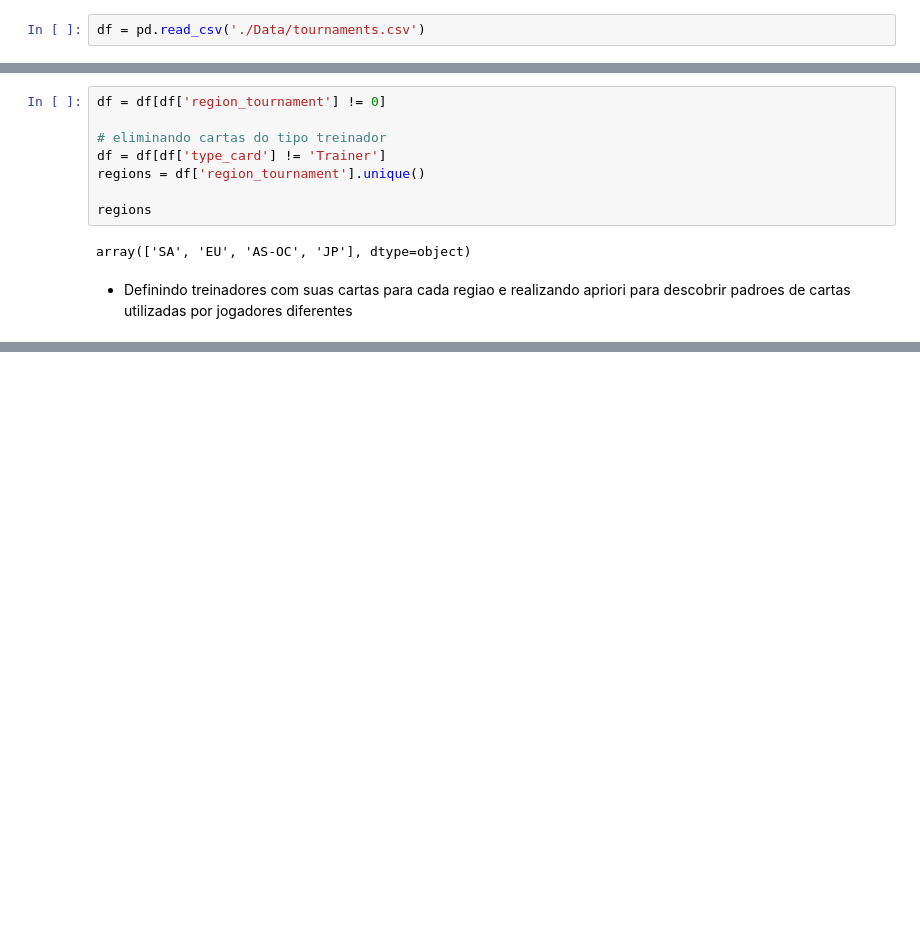
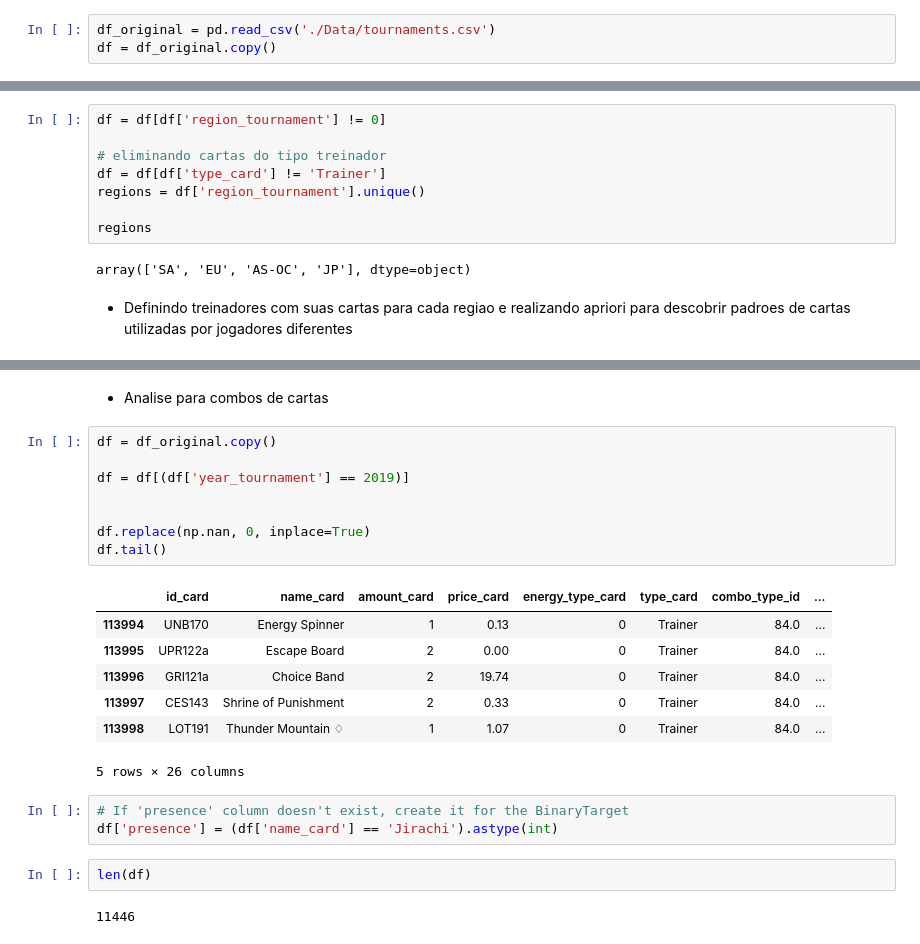
Before and after one commit to Francisco-aragao/Pokemon_analysis, a Jupyter notebook: tp.ipynb, the cells around one changed output, grey strips where cells are left out. Saved outputs shown, nothing was run; the diff lists cells and outputs as text; blank space fills up the shorter version.

```diff
--- a/tp.ipynb
+++ b/tp.ipynb
@@ -4,7 +4,8 @@ import pandas as pd
 import pysubgroup as ps
 from mlxtend.frequent_patterns import apriori, association_rules
 # %%
-df = pd.read_csv('./Data/tournaments.csv')
+df_original = pd.read_csv('./Data/tournaments.csv')
+df = df_original.copy()
 # %% [markdown]
 #### Tratando dataframe
 # %%
@@ -106,0 +178,25 @@ Itemsets frequentes
+# %% [markdown]
+- Analise para combos de cartas
+# %%
+df = df_original.copy()
+
+df = df[(df['year_tournament'] == 2019)]
+
+
+df.replace(np.nan, 0, inplace=True)
+df.tail()
+# %% [output]
+|  | id_card | name_card | amount_card | price_card | energy_type_card | type_card | combo_type_id | ... |
+| 113994 | UNB170 | Energy Spinner | 1 | 0.13 | 0 | Trainer | 84.0 | ... |
+| 113995 | UPR122a | Escape Board | 2 | 0.00 | 0 | Trainer | 84.0 | ... |
+| 113996 | GRI121a | Choice Band | 2 | 19.74 | 0 | Trainer | 84.0 | ... |
+| 113997 | CES143 | Shrine of Punishment | 2 | 0.33 | 0 | Trainer | 84.0 | ... |
+| 113998 | LOT191 | Thunder Mountain ♢ | 1 | 1.07 | 0 | Trainer | 84.0 | ... |
+5 rows × 26 columns
+# %%
+# If 'presence' column doesn't exist, create it for the BinaryTarget
+df['presence'] = (df['name_card'] == 'Jirachi').astype(int)
+# %%
+len(df)
+# %% [output]
+11446
```
Also changed, not shown: parts of 13 cells of this notebook.
